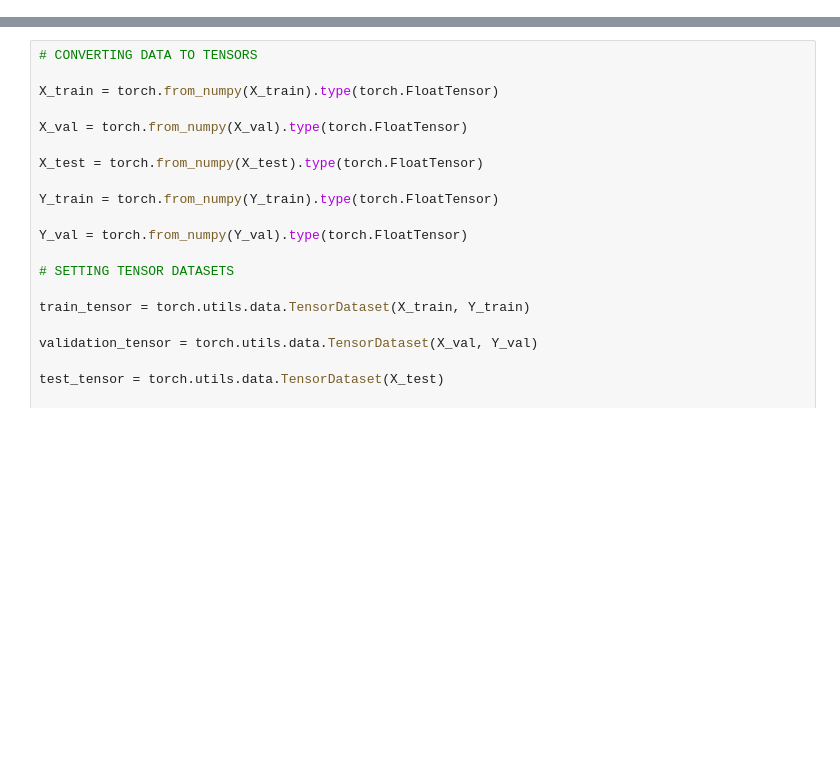
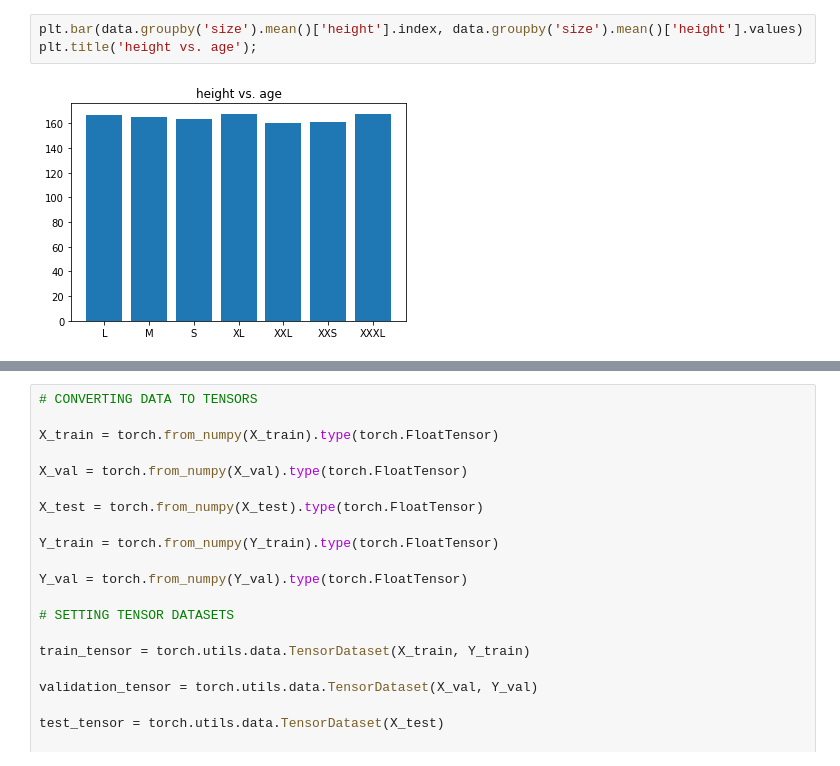
Before and after one commit to Juan-Pisco/clothing_size_prediction_app, a Jupyter notebook: Data Analysis and Model Training.ipynb, the cells around one changed output, grey strips where cells are left out. Saved outputs shown, nothing was run; the diff lists cells and outputs as text; blank space fills up the shorter version.

```diff
--- a/Data Analysis and Model Training.ipynb
+++ b/Data Analysis and Model Training.ipynb
@@ -27,0 +53,5 @@ data.head()
+# %%
+plt.bar(data.groupby('size').mean()['height'].index, data.groupby('size').mean()['height'].values)
+plt.title('height vs. age');
+# %% [output]
+[figure, added]
```
Also changed, not shown: parts of 28 cells of this notebook, 8 other files.
